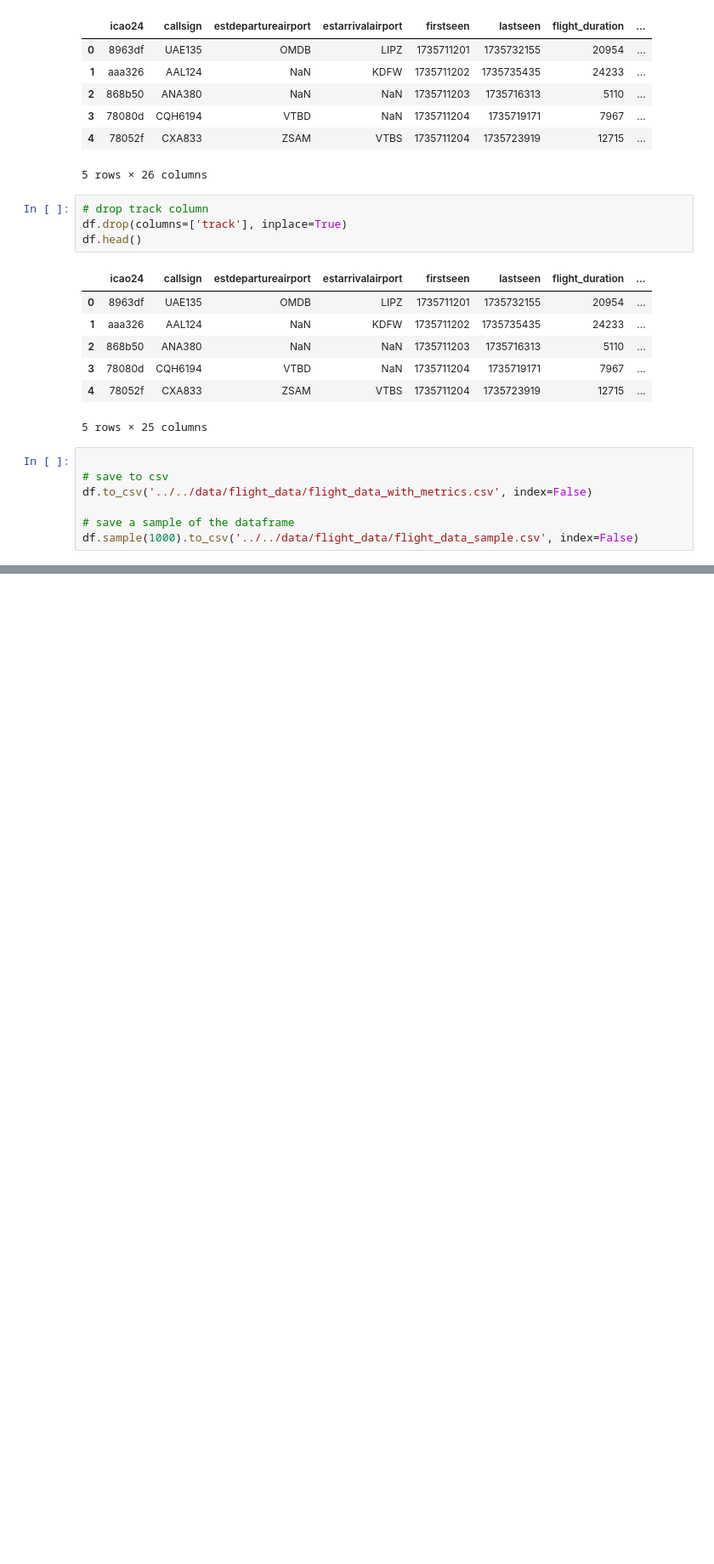
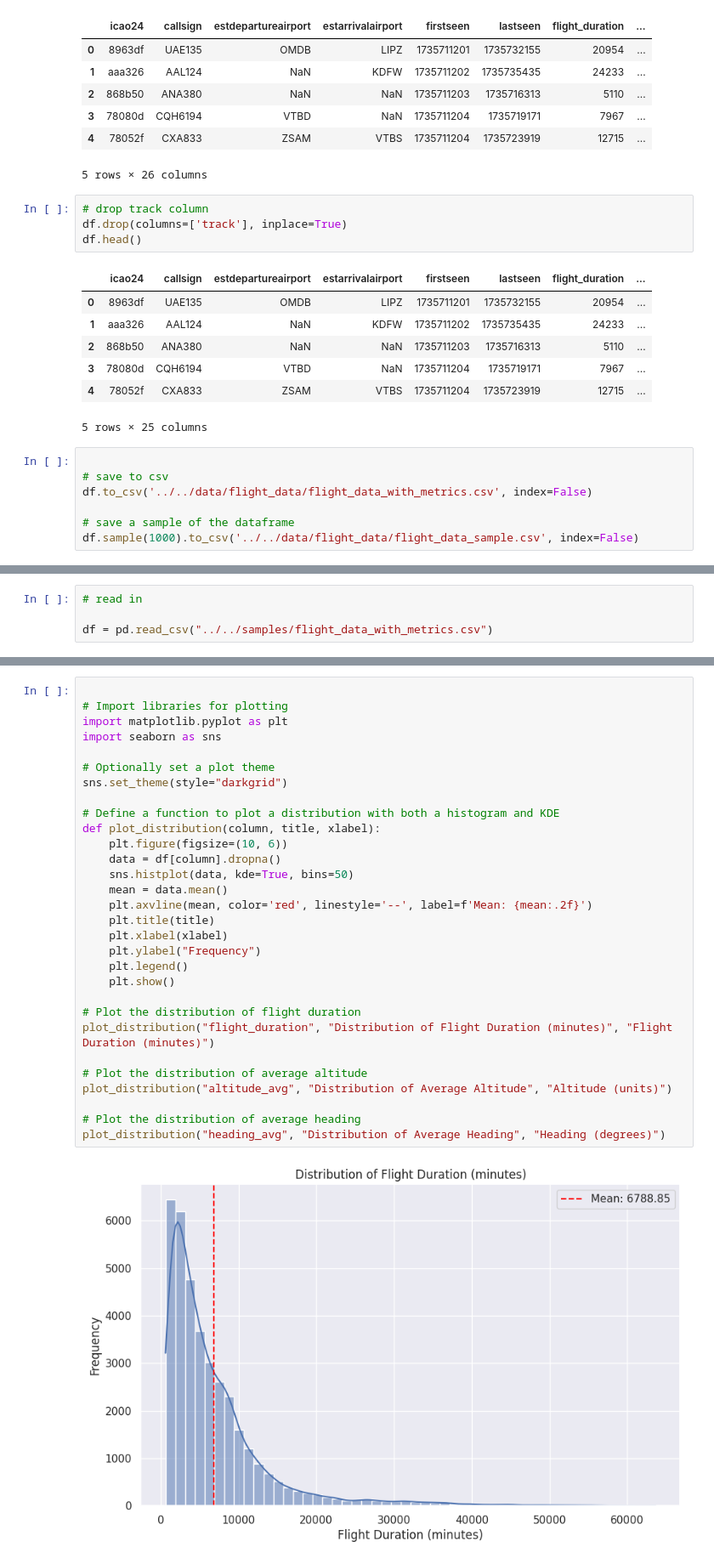
Before and after one commit to mabbts/Aviation-Milestone2-Project, a Jupyter notebook: notebooks/julien-hovan/flights_eda.ipynb, the cells around one changed output, grey strips where cells are left out. Shown at 85% size. Saved outputs shown, nothing was run; the diff lists cells and outputs as text; blank space fills up the shorter version.

```diff
--- a/notebooks/julien-hovan/flights_eda.ipynb
+++ b/notebooks/julien-hovan/flights_eda.ipynb
@@ -245,0 +239,4 @@ df.sample(1000).to_csv('../../data/flight_data/flight_data_sample.csv', index=Fa
+# %%
+# read in
+
+df = pd.read_csv("../../samples/flight_data_with_metrics.csv")
@@ -245,0 +294,32 @@ df.sample(1000).to_csv('../../data/flight_data/flight_data_sample.csv', index=Fa
+# %%
+
+# Import libraries for plotting
+import matplotlib.pyplot as plt
+import seaborn as sns
+
+# Optionally set a plot theme
+sns.set_theme(style="darkgrid")
+
+# Define a function to plot a distribution with both a histogram and KDE
+def plot_distribution(column, title, xlabel):
+    plt.figure(figsize=(10, 6))
+    data = df[column].dropna()
+    sns.histplot(data, kde=True, bins=50)
+    mean = data.mean()
+    plt.axvline(mean, color='red', linestyle='--', label=f'Mean: {mean:.2f}')
+    plt.title(title)
+    plt.xlabel(xlabel)
+    plt.ylabel("Frequency")
+    plt.legend()
+    plt.show()
+
+# Plot the distribution of flight duration
+plot_distribution("flight_duration", "Distribution of Flight Duration (minutes)", "Flight Duration (minutes)")
+
+# Plot the distribution of average altitude
+plot_distribution("altitude_avg", "Distribution of Average Altitude", "Altitude (units)")
+
+# Plot the distribution of average heading
+plot_distribution("heading_avg", "Distribution of Average Heading", "Heading (degrees)")
+# %% [output]
+[figure, added]
```
Also changed, not shown: parts of 18 cells of this notebook, 1 other file.
